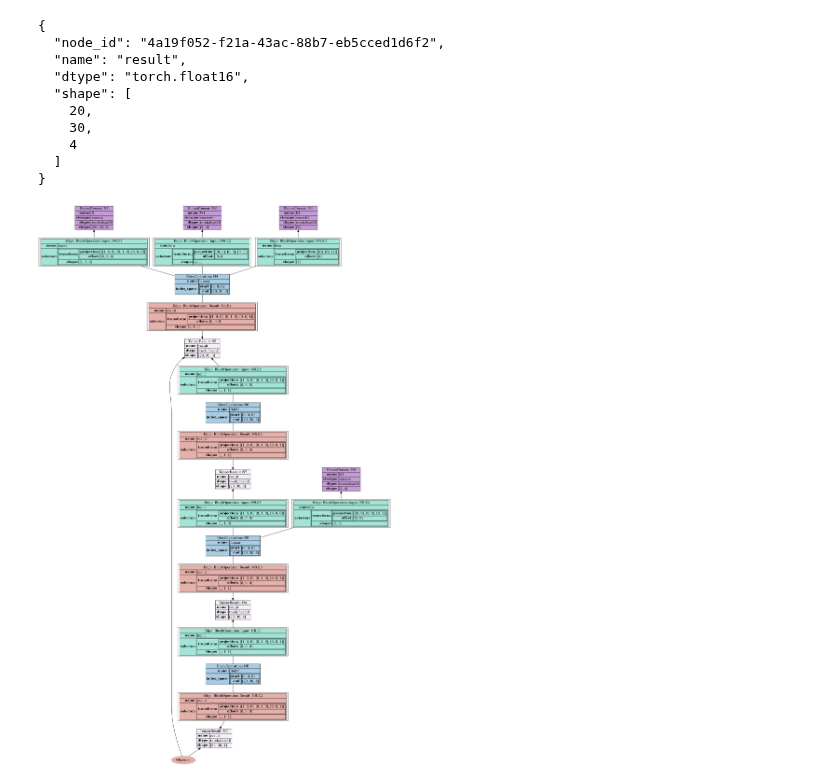
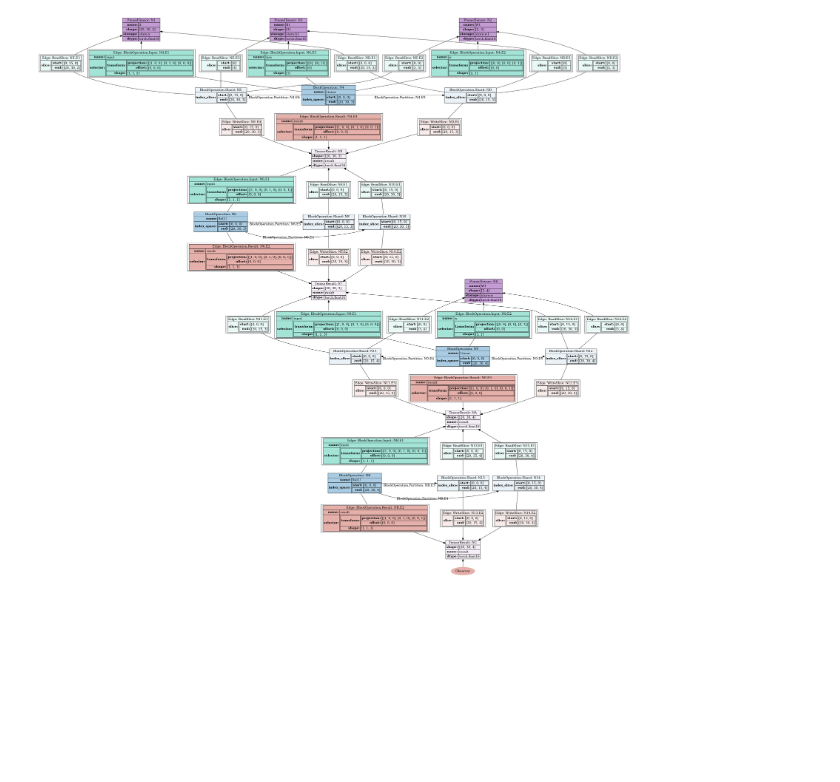
Before and after one commit to crutcher/tapestry-legacy, a Jupyter notebook: tapestry/symbolic_example.ipynb, the cells around one changed output. Saved outputs shown, nothing was run; the diff lists cells and outputs as text; code cells hidden in the pictures; blank space fills up the shorter version.

Commit message:
update symbolic example

```diff
--- a/tapestry/symbolic_example.ipynb
+++ b/tapestry/symbolic_example.ipynb
@@ -16,10 +16,10 @@ from tapestry.zspace import EmbeddingMode, ZRange, ZRangeMap, ZTransform, assert
 
 
 def linear_op(
-    *,
-    x: TensorValue,
-    w: TensorValue,
-    bias: Optional[TensorValue] = None,
+        *,
+        x: TensorValue,
+        w: TensorValue,
+        bias: Optional[TensorValue] = None,
 ) -> TensorResult:
     graph = x.assert_graph()
     assert w.graph == graph
@@ -92,7 +92,7 @@ def linear_op(
             ).embed(op.index_space.ndim, mode=EmbeddingMode.CLIP),
         )
 
-    return op.bind_result(
+    result = op.bind_result(
         name="result",
         selector=ZRangeMap(
             transform=ZTransform(
@@ -102,9 +102,11 @@ def linear_op(
         ).embed(op.index_space.ndim, mode=EmbeddingMode.TILE),
     )
 
+    return result
+
 
 def relu_op(
-    value: TensorValue,
+        value: TensorValue,
 ) -> TensorResult:
     graph = value.assert_graph()
 
@@ -130,13 +132,28 @@ def relu_op(
         selector=selector,
     )
 
-    return op.bind_result(
+    result = op.bind_result(
         name="result",
         selector=selector,
     )
 
+    return result
 
-def raw():
+
+def add_total_shards(g: TapestryGraph) -> None:
+    for op in g.list_nodes(BlockOperation):
+        op.add_shard(op.index_space)
+
+
+def shard_max_dim(g: TapestryGraph, shards: int) -> None:
+    for op in g.list_nodes(BlockOperation):
+        max_dim = int(op.index_space.shape.argmax())
+        k = int(min(shards, op.index_space.shape[max_dim]))
+        for part in op.index_space.split(axis=max_dim, sections=k):
+            op.add_shard(part)
+
+
+def build_example_graph():
     g = TapestryGraph()
 
     x = g.add_node(
@@ -160,46 +177,35 @@ def raw():
     b1 = g.add_node(
         PinnedTensor(
             name="B1",
             shape=[3],
             dtype=torch.float16,
             storage="store:b1",
         )
     )
 
     a = linear_op(x=x, w=w1, bias=b1)
 
     y = relu_op(a)
 
     w2 = g.add_node(
         PinnedTensor(
             name="W1",
             shape=[3, 4],
             dtype=torch.float16,
             storage="store:w",
         )
     )
 
     z = relu_op(linear_op(x=y, w=w2))
-    print(z.pretty())
 
-    g.mark_observed(a)
     g.mark_observed(z)
-
-    g.validate()
 
     return g
 
 
-display_graph(raw())
+g = build_example_graph()
+shard_max_dim(g, 2)
+g.validate()
+display_graph(g)
 # %% [output]
-{
-  "node_id": "4a19f052-f21a-43ac-88b7-eb5cced1d6f2",
-  "name": "result",
-  "dtype": "torch.float16",
-  "shape": [
-    20,
-    30,
-    4
-  ]
-}
-[figure, old version]
+[figure, new version]
```
Also changed, not shown: 1 other file.
